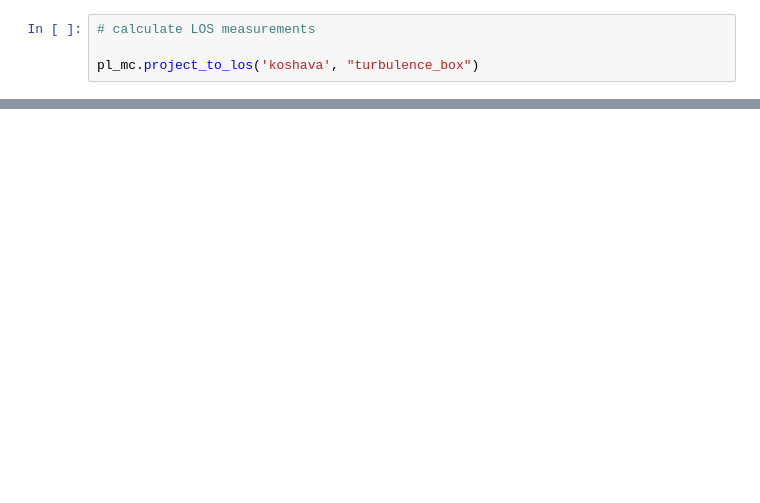
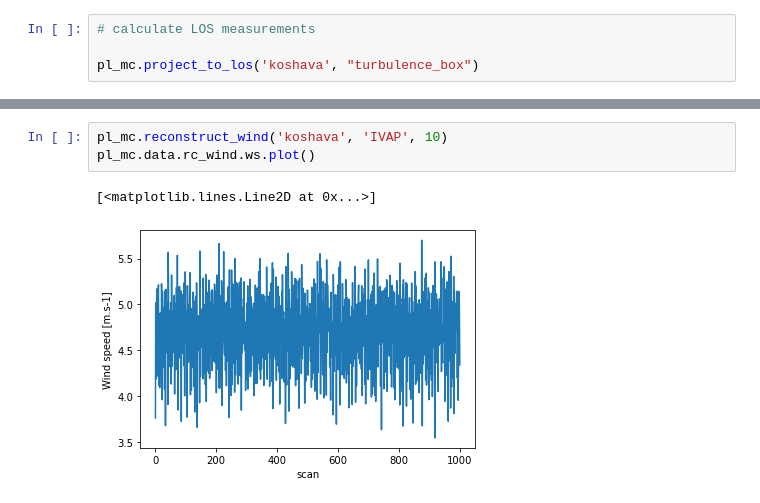
Before and after one commit to Burro7J/mocalum, a Jupyter notebook: examples/redo_for_multi_lidar.ipynb, the cells around one changed output, grey strips where cells are left out. Cells and saved outputs as stored; diff of their text form; blank space fills up the shorter version.

```diff
--- a/examples/redo_for_multi_lidar.ipynb
+++ b/examples/redo_for_multi_lidar.ipynb
@@ -62,0 +63,6 @@ pl_mc.data.ffield.v.isel(x = 0).mean(axis =0).plot()
+# %%
+pl_mc.reconstruct_wind('koshava', 'IVAP', 10)
+pl_mc.data.rc_wind.ws.plot()
+# %% [output]
+[<matplotlib.lines.Line2D at 0x...>]
+[figure, added]
```
Also changed, not shown: parts of 5 cells of this notebook, 6 other files.
